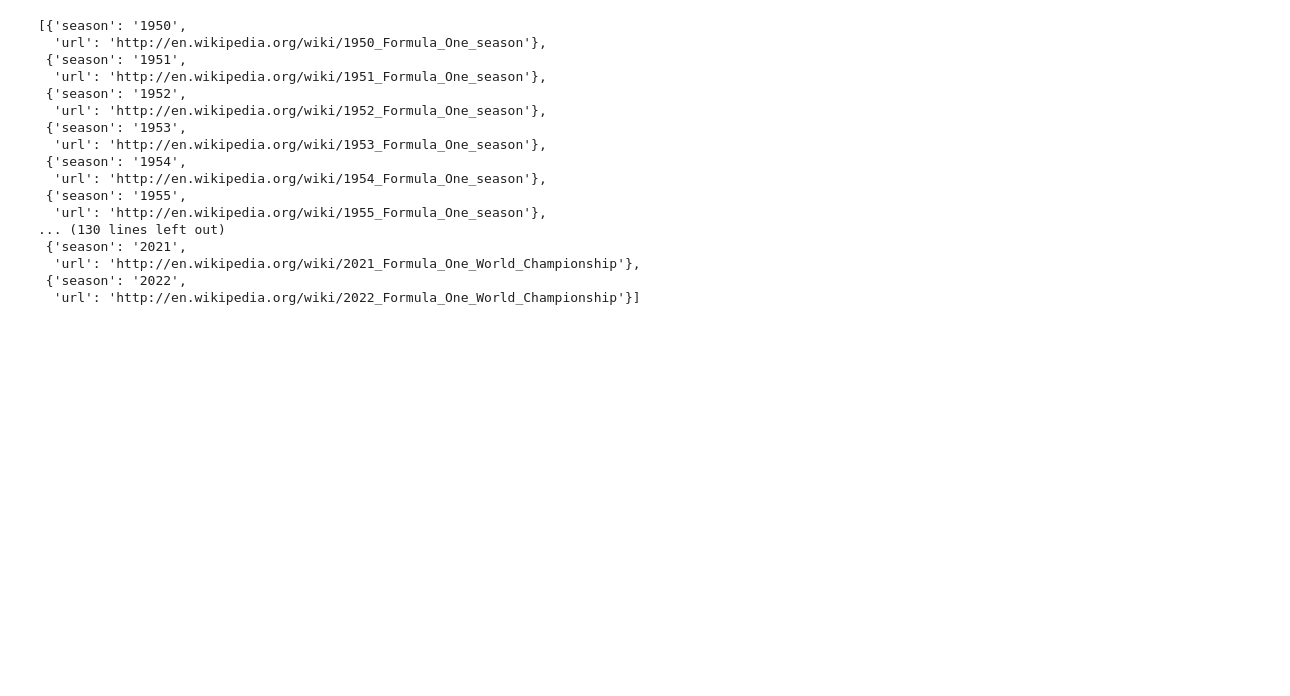
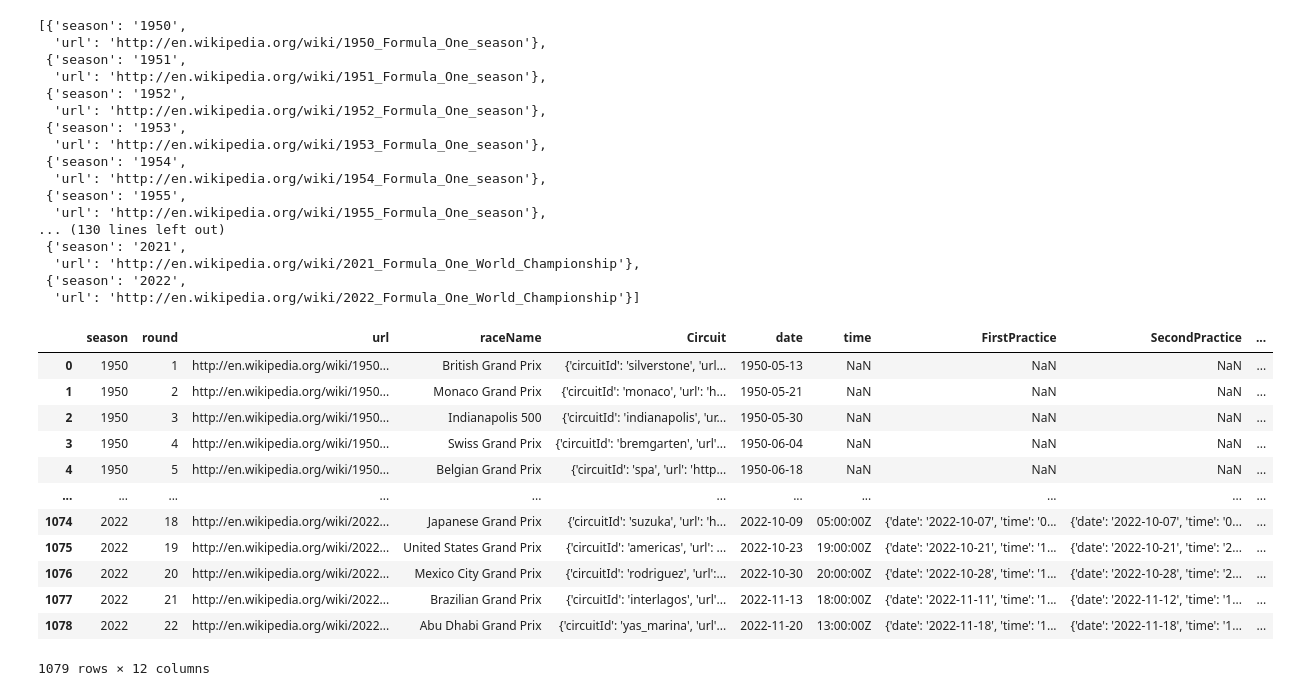
Before and after one commit to anly501/anly-501-project-rdr-190100, a Jupyter notebook: codes/01-data-gathering/f1_data.ipynb, the cells around one changed output. Cells and saved outputs as stored; diff of their text form; code cells hidden in the pictures; blank space fills up the shorter version.

Commit message:
GITHUB-UPLOAD:DATE-2022-09-27-TIME-18-27-00

```diff
--- a/codes/01-data-gathering/f1_data.ipynb
+++ b/codes/01-data-gathering/f1_data.ipynb
@@ -341,5 +341,21 @@ for i in range(len(season_df)):
         all_season_list.append(temp_list[j])
 # %%
 all_season_df = pd.DataFrame(all_season_list)
+# %%
+all_season_df
+# %% [output]
+|  | season | round | url | raceName | Circuit | date | time | FirstPractice | SecondPractice | ... |
+| 0 | 1950 | 1 | http://en.wikipedia.org/wiki/1950... | British Grand Prix | {'circuitId': 'silverstone', 'url... | 1950-05-13 | NaN | NaN | NaN | ... |
+| 1 | 1950 | 2 | http://en.wikipedia.org/wiki/1950... | Monaco Grand Prix | {'circuitId': 'monaco', 'url': 'h... | 1950-05-21 | NaN | NaN | NaN | ... |
+| 2 | 1950 | 3 | http://en.wikipedia.org/wiki/1950... | Indianapolis 500 | {'circuitId': 'indianapolis', 'ur... | 1950-05-30 | NaN | NaN | NaN | ... |
+| 3 | 1950 | 4 | http://en.wikipedia.org/wiki/1950... | Swiss Grand Prix | {'circuitId': 'bremgarten', 'url'... | 1950-06-04 | NaN | NaN | NaN | ... |
+| 4 | 1950 | 5 | http://en.wikipedia.org/wiki/1950... | Belgian Grand Prix | {'circuitId': 'spa', 'url': 'http... | 1950-06-18 | NaN | NaN | NaN | ... |
+| ... | ... | ... | ... | ... | ... | ... | ... | ... | ... | ... |
+| 1074 | 2022 | 18 | http://en.wikipedia.org/wiki/2022... | Japanese Grand Prix | {'circuitId': 'suzuka', 'url': 'h... | 2022-10-09 | 05:00:00Z | {'date': '2022-10-07', 'time': '0... | {'date': '2022-10-07', 'time': '0... | ... |
+| 1075 | 2022 | 19 | http://en.wikipedia.org/wiki/2022... | United States Grand Prix | {'circuitId': 'americas', 'url': ... | 2022-10-23 | 19:00:00Z | {'date': '2022-10-21', 'time': '1... | {'date': '2022-10-21', 'time': '2... | ... |
+| 1076 | 2022 | 20 | http://en.wikipedia.org/wiki/2022... | Mexico City Grand Prix | {'circuitId': 'rodriguez', 'url':... | 2022-10-30 | 20:00:00Z | {'date': '2022-10-28', 'time': '1... | {'date': '2022-10-28', 'time': '2... | ... |
+| 1077 | 2022 | 21 | http://en.wikipedia.org/wiki/2022... | Brazilian Grand Prix | {'circuitId': 'interlagos', 'url'... | 2022-11-13 | 18:00:00Z | {'date': '2022-11-11', 'time': '1... | {'date': '2022-11-12', 'time': '1... | ... |
+| 1078 | 2022 | 22 | http://en.wikipedia.org/wiki/2022... | Abu Dhabi Grand Prix | {'circuitId': 'yas_marina', 'url'... | 2022-11-20 | 13:00:00Z | {'date': '2022-11-18', 'time': '1... | {'date': '2022-11-18', 'time': '1... | ... |
+1079 rows × 12 columns
 # %%
 all_season_df.to_csv('../../data/00-raw-data/all_season_info.csv')
```
Also changed, not shown: parts of 5 cells of this notebook, 11 other files.
